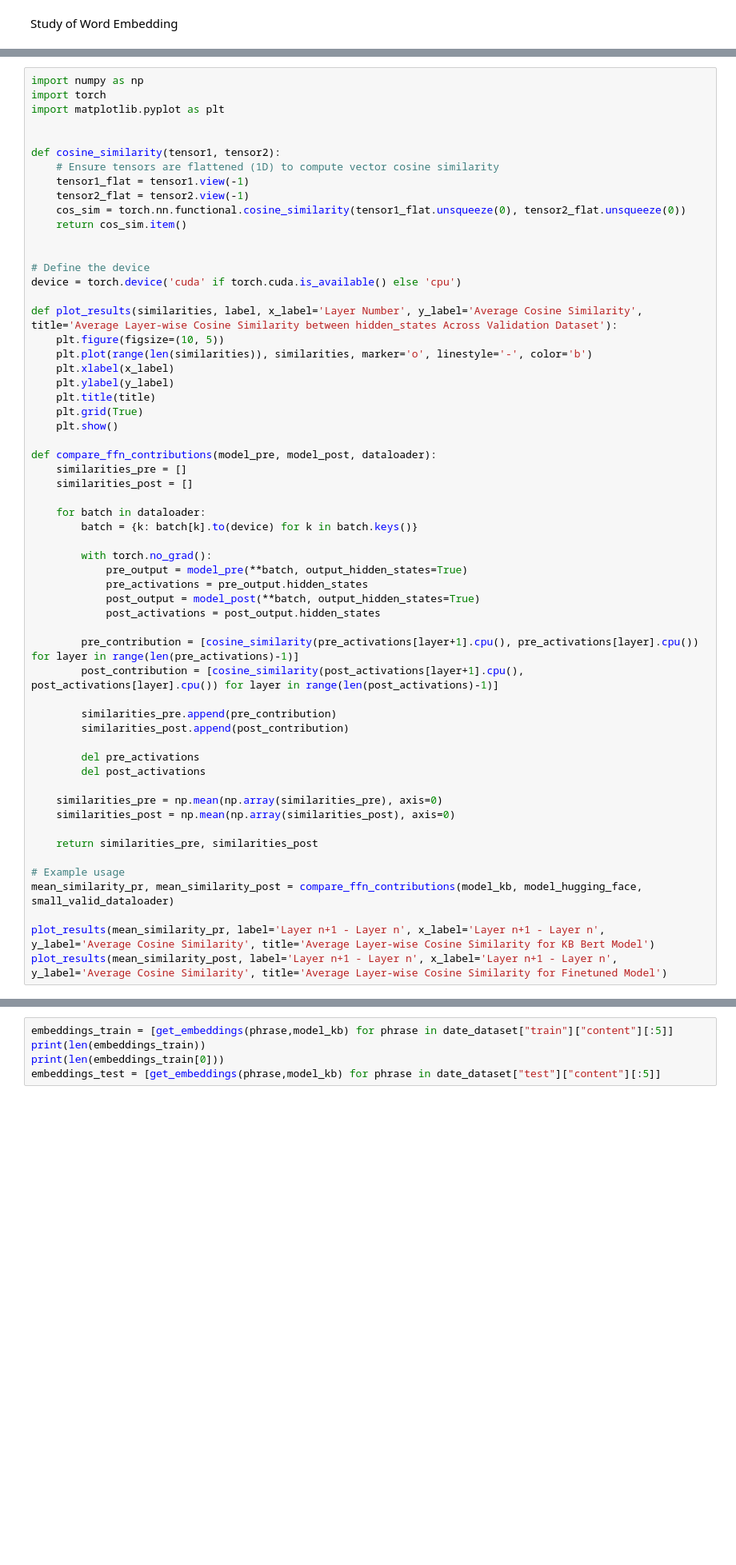
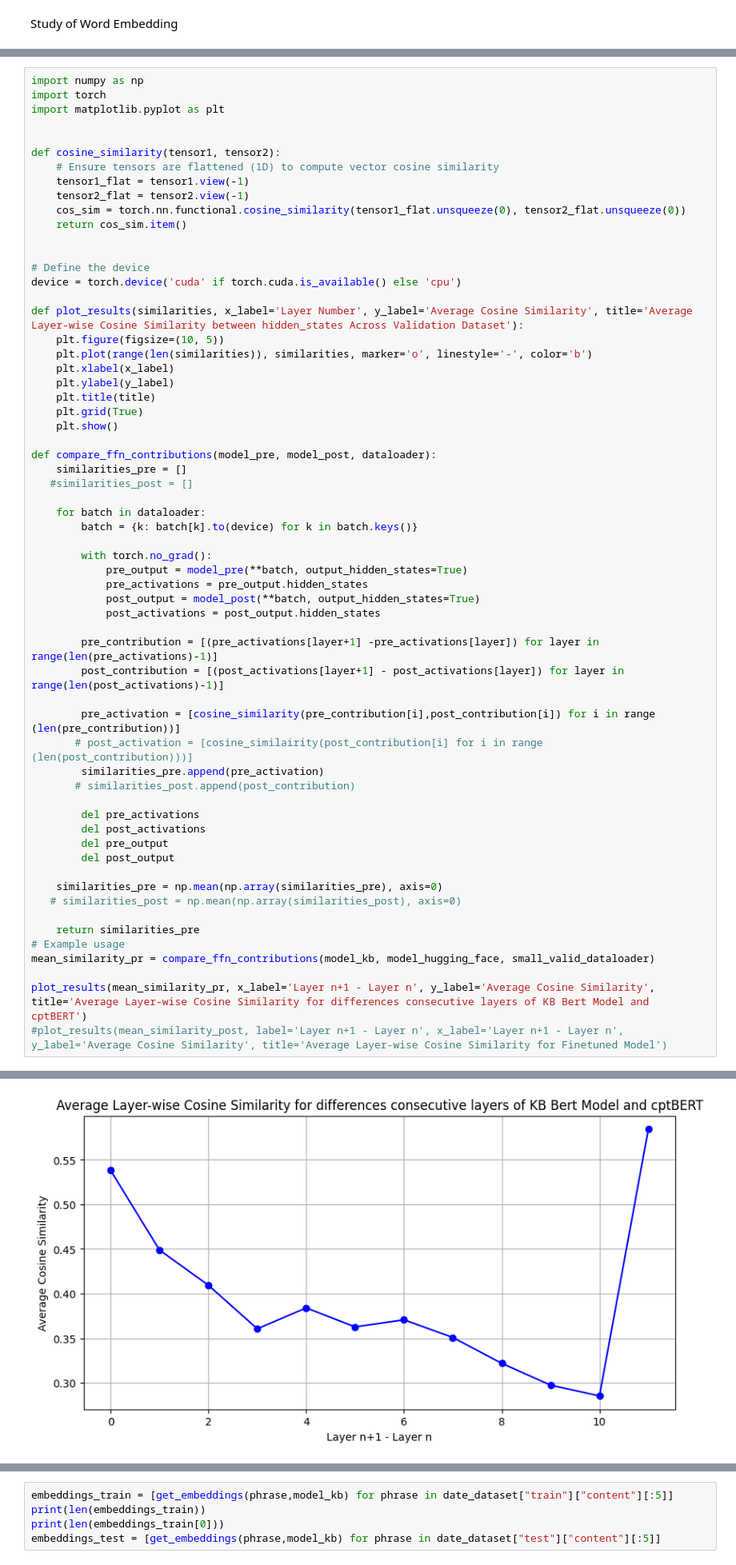
Before and after one commit to swerik-project/pretraining_plm, a Jupyter notebook: comprehension_model.ipynb, the cells around one changed output, grey strips where cells are left out. Shown at 80% size. Cells and saved outputs as stored; diff of their text form; blank space fills up the shorter version.

Commit message:
work on cosine similarity without propagation effect

```diff
--- a/comprehension_model.ipynb
+++ b/comprehension_model.ipynb
@@ -505,7 +550,7 @@ def cosine_similarity(tensor1, tensor2):
 # Define the device
 device = torch.device('cuda' if torch.cuda.is_available() else 'cpu')
 
-def plot_results(similarities, label, x_label='Layer Number', y_label='Average Cosine Similarity', title='Average Layer-wise Cosine Similarity between hidden_states Across Validation Dataset'):
+def plot_results(similarities, x_label='Layer Number', y_label='Average Cosine Similarity', title='Average Layer-wise Cosine Similarity between hidden_states Across Validation Dataset'):
     plt.figure(figsize=(10, 5))
     plt.plot(range(len(similarities)), similarities, marker='o', linestyle='-', color='b')
     plt.xlabel(x_label)
@@ -516,7 +561,7 @@ def plot_results(similarities, label, x_label='Layer Number', y_label='Average C
 
 def compare_ffn_contributions(model_pre, model_post, dataloader):
     similarities_pre = []
-    similarities_post = []
+   #similarities_post = []
 
     for batch in dataloader:
         batch = {k: batch[k].to(device) for k in batch.keys()}
@@ -527,22 +572,26 @@ def compare_ffn_contributions(model_pre, model_post, dataloader):
             post_output = model_post(**batch, output_hidden_states=True)
             post_activations = post_output.hidden_states
 
-        pre_contribution = [cosine_similarity(pre_activations[layer+1].cpu(), pre_activations[layer].cpu()) for layer in range(len(pre_activations)-1)]
-        post_contribution = [cosine_similarity(post_activations[layer+1].cpu(), post_activations[layer].cpu()) for layer in range(len(post_activations)-1)]
+        pre_contribution = [(pre_activations[layer+1] -pre_activations[layer]) for layer in range(len(pre_activations)-1)]
+        post_contribution = [(post_activations[layer+1] - post_activations[layer]) for layer in range(len(post_activations)-1)]
 
-        similarities_pre.append(pre_contribution)
-        similarities_post.append(post_contribution)
+        pre_activation = [cosine_similarity(pre_contribution[i],post_contribution[i]) for i in range (len(pre_contribution))]
+       # post_activation = [cosine_similairity(post_contribution[i] for i in range (len(post_contribution)))]
+        similarities_pre.append(pre_activation)
+       # similarities_post.append(post_contribution)
 
         del pre_activations
         del post_activations
+        del pre_output
+        del post_output
 
     similarities_pre = np.mean(np.array(similarities_pre), axis=0)
-    similarities_post = np.mean(np.array(similarities_post), axis=0)
+   # similarities_post = np.mean(np.array(similarities_post), axis=0)
 
-    return similarities_pre, similarities_post
+    return similarities_pre
+# Example usage
+mean_similarity_pr = compare_ffn_contributions(model_kb, model_hugging_face, small_valid_dataloader)
 
-# Example usage
-mean_similarity_pr, mean_similarity_post = compare_ffn_contributions(model_kb, model_hugging_face, small_valid_dataloader)
-
-plot_results(mean_similarity_pr, label='Layer n+1 - Layer n', x_label='Layer n+1 - Layer n', y_label='Average Cosine Similarity', title='Average Layer-wise Cosine Similarity for KB Bert Model')
-plot_results(mean_similarity_post, label='Layer n+1 - Layer n', x_label='Layer n+1 - Layer n', y_label='Average Cosine Similarity', title='Average Layer-wise Cosine Similarity for Finetuned Model')
+plot_results(mean_similarity_pr, x_label='Layer n+1 - Layer n', y_label='Average Cosine Similarity', title='Average Layer-wise Cosine Similarity for differences consecutive layers of KB Bert Model and cptBERT')
+#plot_results(mean_similarity_post, label='Layer n+1 - Layer n', x_label='Layer n+1 - Layer n', y_label='Average Cosine Similarity', title='Average Layer-wise Cosine Similarity for Finetuned Model')
+# %% [output]
@@ -548,0 +615 @@ plot_results(mean_similarity_post, label='Layer n+1 - Layer n', x_label='Layer n
+[figure, added]
```
Also changed, not shown: parts of 10 cells of this notebook, 11 other files.
